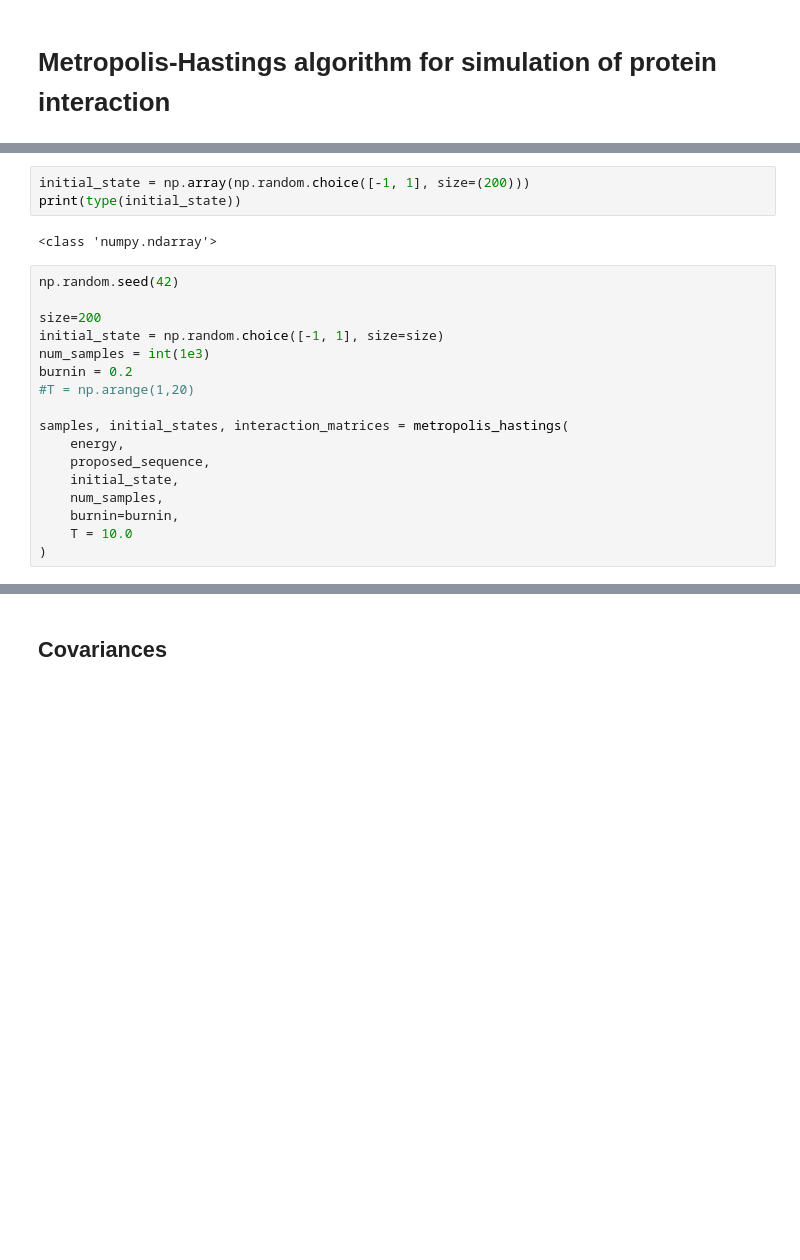
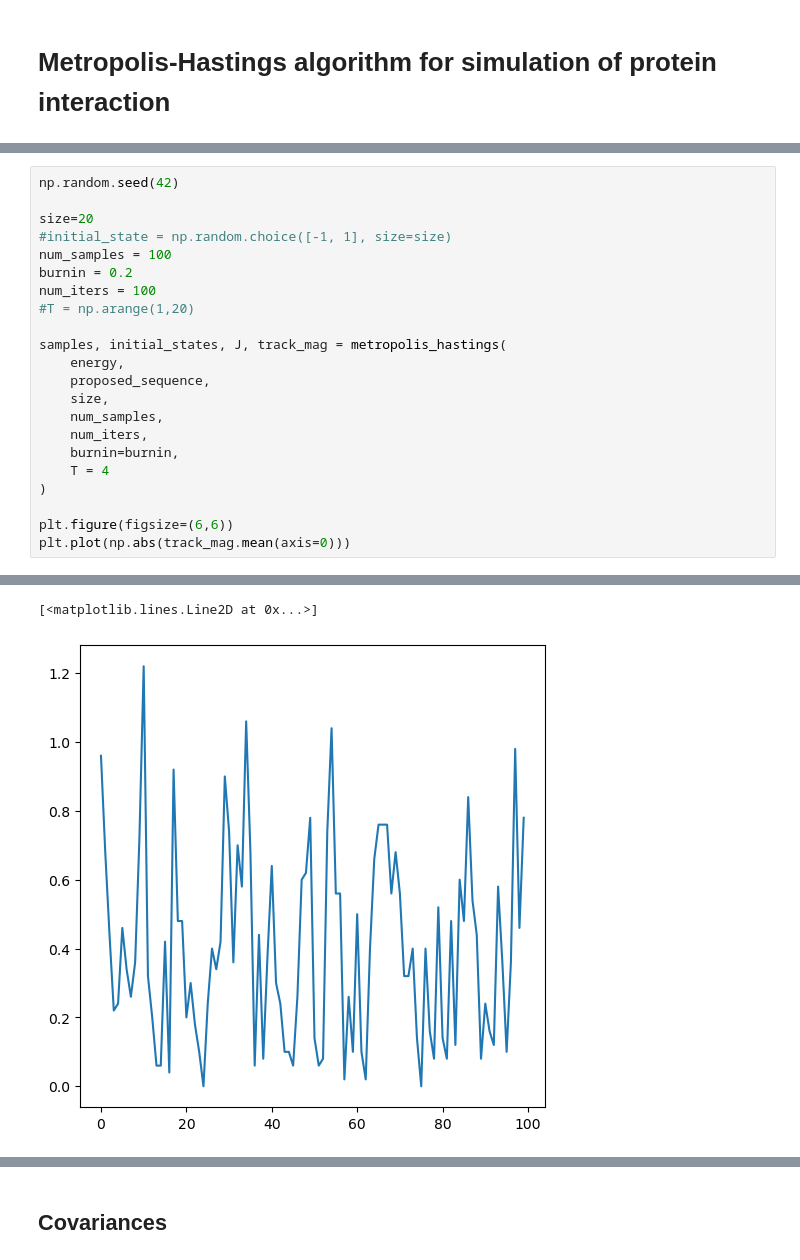
Before and after one commit to marindigen/semester-project-II, a Jupyter notebook: metropolis_hastings.ipynb, the cells around one changed output, grey strips where cells are left out. Saved outputs shown, nothing was run; the diff lists cells and outputs as text; blank space fills up the shorter version.

```diff
--- a/metropolis_hastings.ipynb
+++ b/metropolis_hastings.ipynb
@@ -143,23 +151,23 @@ def metropolis_hastings(
-# %%
-initial_state = np.array(np.random.choice([-1, 1], size=(200)))
-print(type(initial_state))
-# %% [output]
-<class 'numpy.ndarray'>
 # %%
 np.random.seed(42)
 
-size=200
-initial_state = np.random.choice([-1, 1], size=size)
-num_samples = int(1e3)
+size=20
+#initial_state = np.random.choice([-1, 1], size=size)
+num_samples = 100
 burnin = 0.2
+num_iters = 100
 #T = np.arange(1,20)
 
-samples, initial_states, interaction_matrices = metropolis_hastings(
+samples, initial_states, J, track_mag = metropolis_hastings(
     energy,
     proposed_sequence,
-    initial_state,
+    size,
     num_samples,
+    num_iters,
     burnin=burnin,
-    T = 10.0
+    T = 4
 )
+
+plt.figure(figsize=(6,6))
+plt.plot(np.abs(track_mag.mean(axis=0)))
 # %% [output]
@@ -167,3 +191,5 @@ ValueError: maximum supported dimension for an ndarray is 32, found 200
+[<matplotlib.lines.Line2D at 0x...>]
+[figure, added]
 # %%
 print("Number of chain: ", len(samples))
 print("Length of a sequence: ", len(samples[0]))
```
Also changed, not shown: parts of 11 cells of this notebook.
